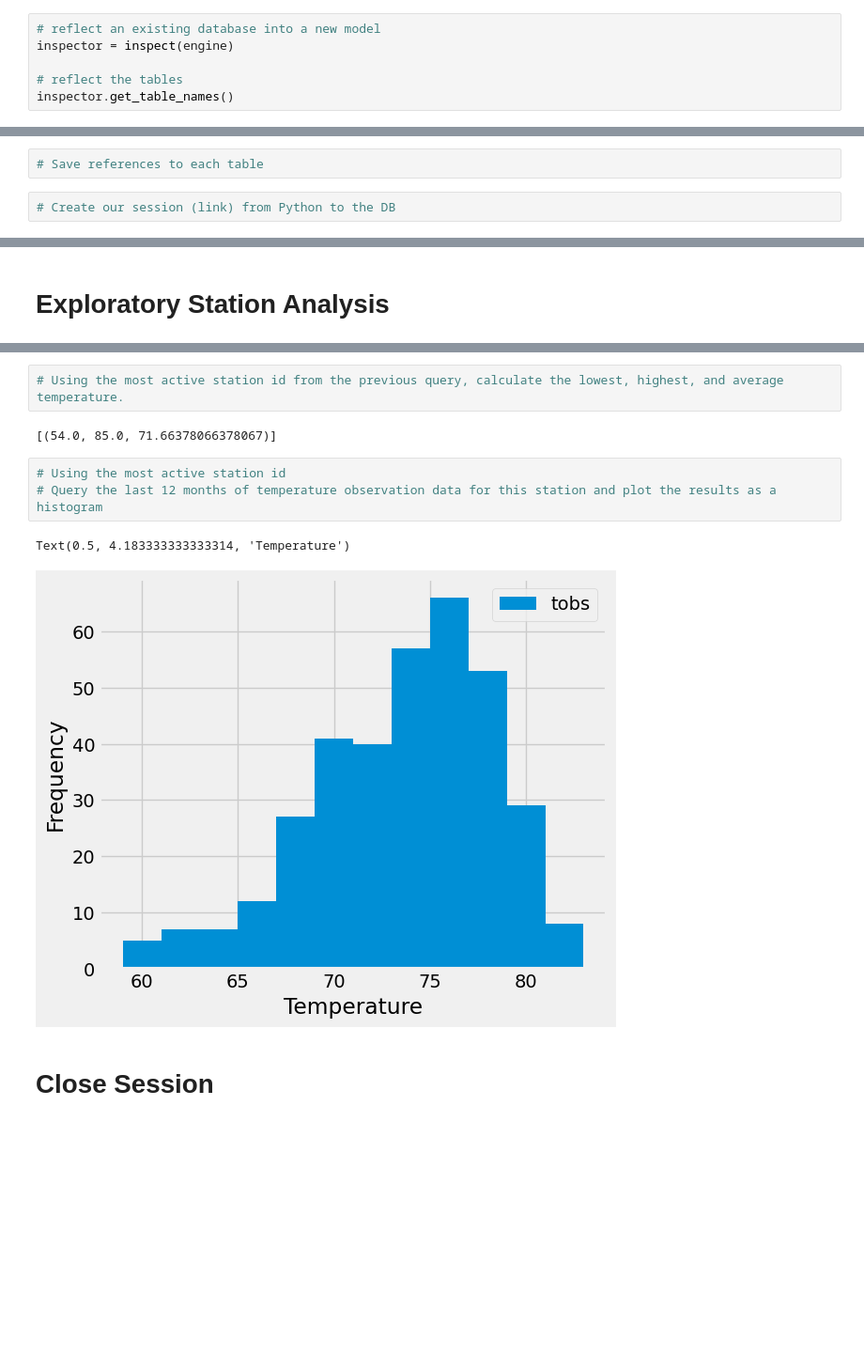
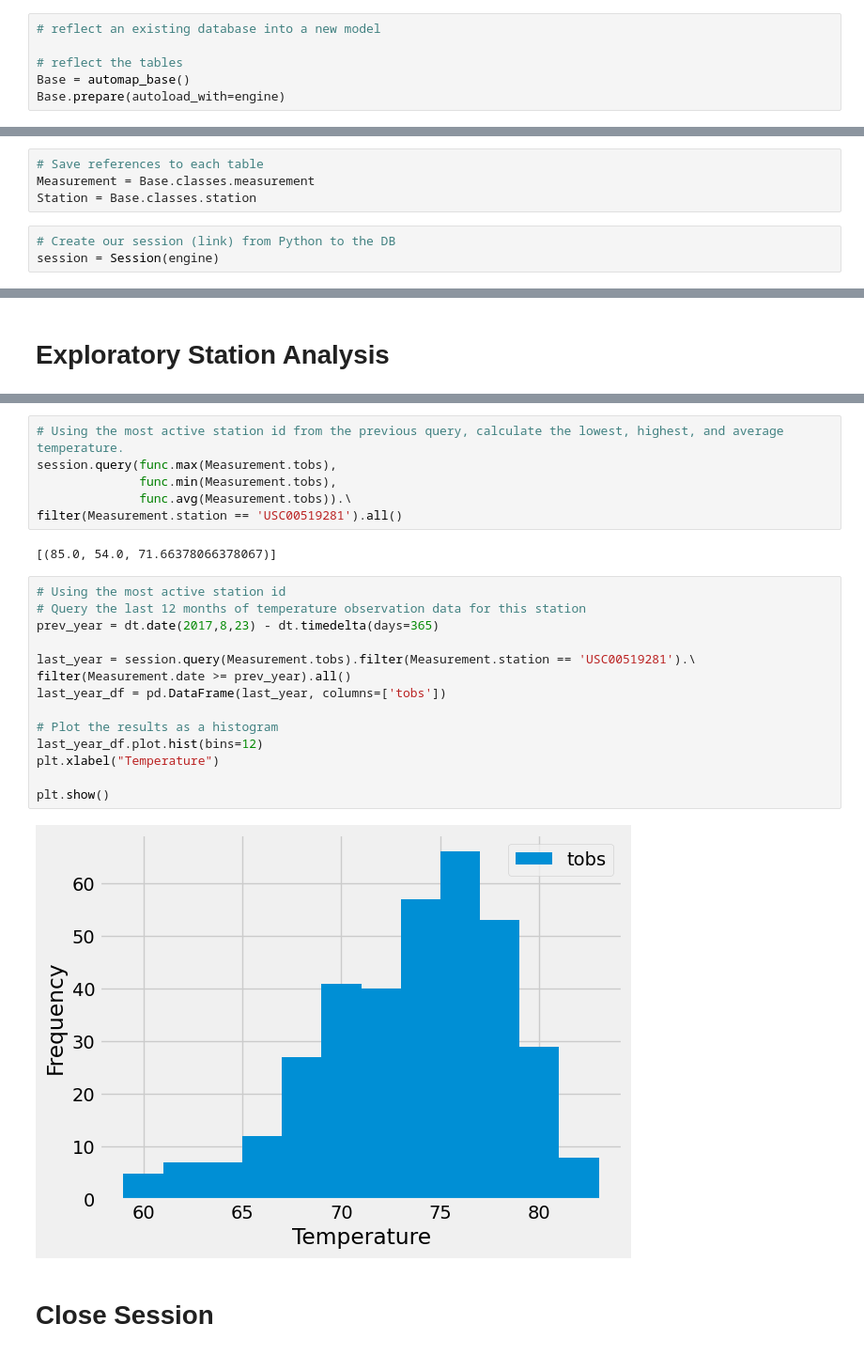
Before and after one commit to theta979/sqlalchemy-challenge, a Jupyter notebook: Urlaub/climate_starter.ipynb, the cells around one changed output, grey strips where cells are left out. Shown at 94% size. Cells and saved outputs as stored; diff of their text form; blank space fills up the shorter version.

```diff
--- a/Urlaub/climate_starter.ipynb
+++ b/Urlaub/climate_starter.ipynb
@@ -21,6 +50,6 @@ engine = create_engine("sqlite:///Resources/hawaii.sqlite")
 # %%
 # reflect an existing database into a new model
-inspector = inspect(engine)
 
 # reflect the tables
-inspector.get_table_names()
+Base = automap_base()
+Base.prepare(autoload_with=engine)
@@ -41,7 +61,10 @@ elevation FLOAT
 # %%
 # Save references to each table
+Measurement = Base.classes.measurement
+Station = Base.classes.station
 # %%
 # Create our session (link) from Python to the DB
+session = Session(engine)
 # %% [markdown]
 # Exploratory Precipitation Analysis
 # %%
@@ -104,14 +135,28 @@ Text(0, 0.5, 'Inches')
  ('USC00518838', 511)]
 # %%
 # Using the most active station id from the previous query, calculate the lowest, highest, and average temperature.
+session.query(func.max(Measurement.tobs),
+              func.min(Measurement.tobs),
+              func.avg(Measurement.tobs)).\
+filter(Measurement.station == 'USC00519281').all()
 # %% [output]
-[(54.0, 85.0, 71.66378066378067)]
+[(85.0, 54.0, 71.66378066378067)]
 # %%
 # Using the most active station id
-# Query the last 12 months of temperature observation data for this station and plot the results as a histogram
+# Query the last 12 months of temperature observation data for this station
+prev_year = dt.date(2017,8,23) - dt.timedelta(days=365)
+
+last_year = session.query(Measurement.tobs).filter(Measurement.station == 'USC00519281').\
+filter(Measurement.date >= prev_year).all()
+last_year_df = pd.DataFrame(last_year, columns=['tobs'])
+
+# Plot the results as a histogram
+last_year_df.plot.hist(bins=12)
+plt.xlabel("Temperature")
+
+plt.show()
 # %% [output]
-Text(0.5, 4.183333333333314, 'Temperature')
-[figure, old version]
+[figure, new version]
 # %% [markdown]
 # Close Session
 # %%
```
Also changed, not shown: parts of 10 cells of this notebook, 2 other files.
